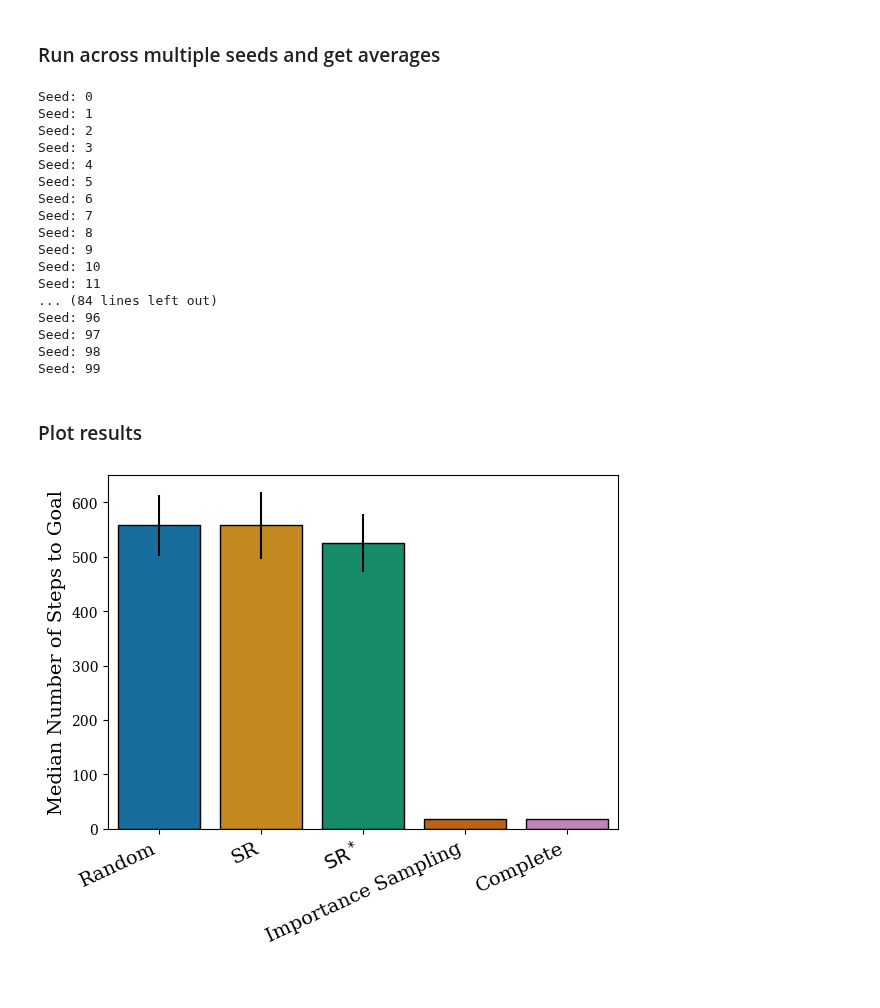
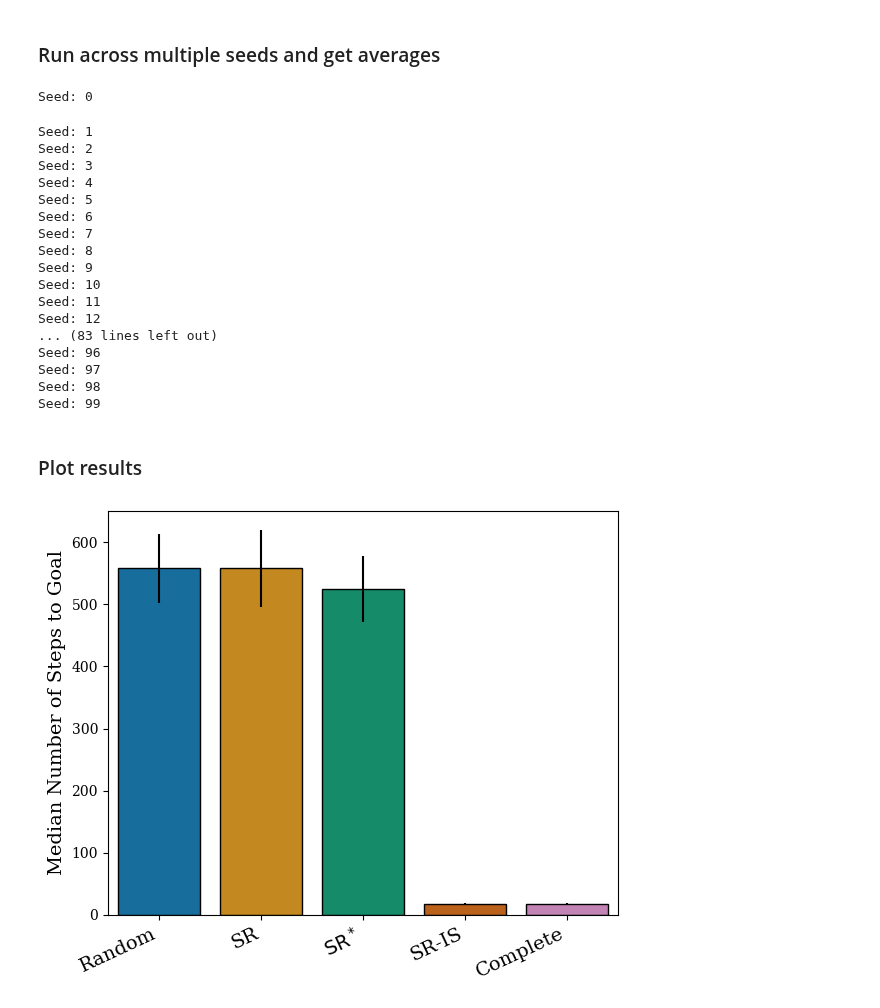
Before and after one commit to ArminBaz/SR-IS, a Jupyter notebook: src/model_comparison.ipynb, the cells around one changed output. Cells and saved outputs as stored; diff of their text form; code cells hidden in the pictures.

```diff
--- a/src/model_comparison.ipynb
+++ b/src/model_comparison.ipynb
@@ -49,7 +49,7 @@ avgs = {
     'Random':{'mean':[],'median':[]},
     'SR':{'mean':[],'median':[]},
     'SR Wood':{'mean':[],'median':[]},
-    'Imp Samp':{'mean':[],'median':[]},
+    'SR-IS':{'mean':[],'median':[]},
     'Complete':{'mean':[],'median':[]}
 }
 
@@ -124,8 +124,8 @@ for seed in seeds:
     # Append mean and median to main holder
     avgs['Complete']['mean'].append(np.mean(DR_inv_avg))
     avgs['Complete']['median'].append(np.median(DR_inv_avg))
-    avgs['Imp Samp']['mean'].append(np.mean(DR_td_avg))
-    avgs['Imp Samp']['median'].append(np.median(DR_td_avg))
+    avgs['SR-IS']['mean'].append(np.mean(DR_td_avg))
+    avgs['SR-IS']['median'].append(np.median(DR_td_avg))
     avgs['Random']['mean'].append(np.mean(Random_avg))
     avgs['Random']['median'].append(np.median(Random_avg))
     avgs['SR']['mean'].append(np.mean(SR_td_avg))
@@ -134,22 +134,23 @@ for seed in seeds:
     avgs['SR Wood']['median'].append(np.median(SR_wood_avg))
 # %% [output]
 Seed: 0
-Seed: 1
-Seed: 2
-Seed: 3
-Seed: 4
-Seed: 5
-Seed: 6
-Seed: 7
-Seed: 8
-Seed: 9
-Seed: 10
-Seed: 11
-... (84 lines left out)
-Seed: 96
-Seed: 97
-Seed: 98
-Seed: 99
+Seed: 1
+Seed: 2
+Seed: 3
+Seed: 4
+Seed: 5
+Seed: 6
+Seed: 7
+Seed: 8
+Seed: 9
+Seed: 10
+Seed: 11
+Seed: 12
+... (83 lines left out)
+Seed: 96
+Seed: 97
+Seed: 98
+Seed: 99
 # %% [markdown]
 ### Plot results
 # %%
@@ -158,7 +159,7 @@ Seed: 99
 save_path = None
 stat_type = 'median' # 'median'
 
-x_plot = ['Random', 'SR', r'$\mathrm{SR}^*$', 'Importance Sampling', 'Complete']
+x_plot = ['Random', 'SR', r'$\mathrm{SR}^*$', 'SR-IS', 'Complete']
 
 # Prepare the data
 categories = list(avgs.keys())
@@ -168,31 +169,31 @@ sems = [np.std(avgs[cat][stat_type]) / np.sqrt(len(avgs[cat][stat_type])) for ca
 # Create a color palette
 palette = sns.color_palette("colorblind", len(categories))
 
 # Set a nicer font
 plt.rcParams['font.family'] = 'serif'
 
 # Create the figure with adjusted size
 plt.figure(figsize=(6, 5))  # Adjust these values as needed
 
 # Create the bar plot
 ax = sns.barplot(x=x_plot, y=means, palette=palette, yerr=sems, capsize=0.2)
 
 # Set the y-axis title
 plt.ylabel(f"{stat_type.capitalize()} Number of Steps to Goal", fontsize=14)
 
 # Rotate the x-axis labels if needed
 plt.xticks(rotation=25, ha='right', fontsize=14)
 
 # Outline the bars in black
 for bar in ax.patches:
     bar.set_edgecolor('black')
     bar.set_linewidth(1)
 
 if save_path is not None:
     plt.savefig(save_path, bbox_inches='tight', dpi=300)
 
 # Display the plot
 plt.tight_layout()
 plt.show()
 # %% [output]
-[figure, old version]
+[figure, new version]
```
Also changed, not shown: 1 other file.
